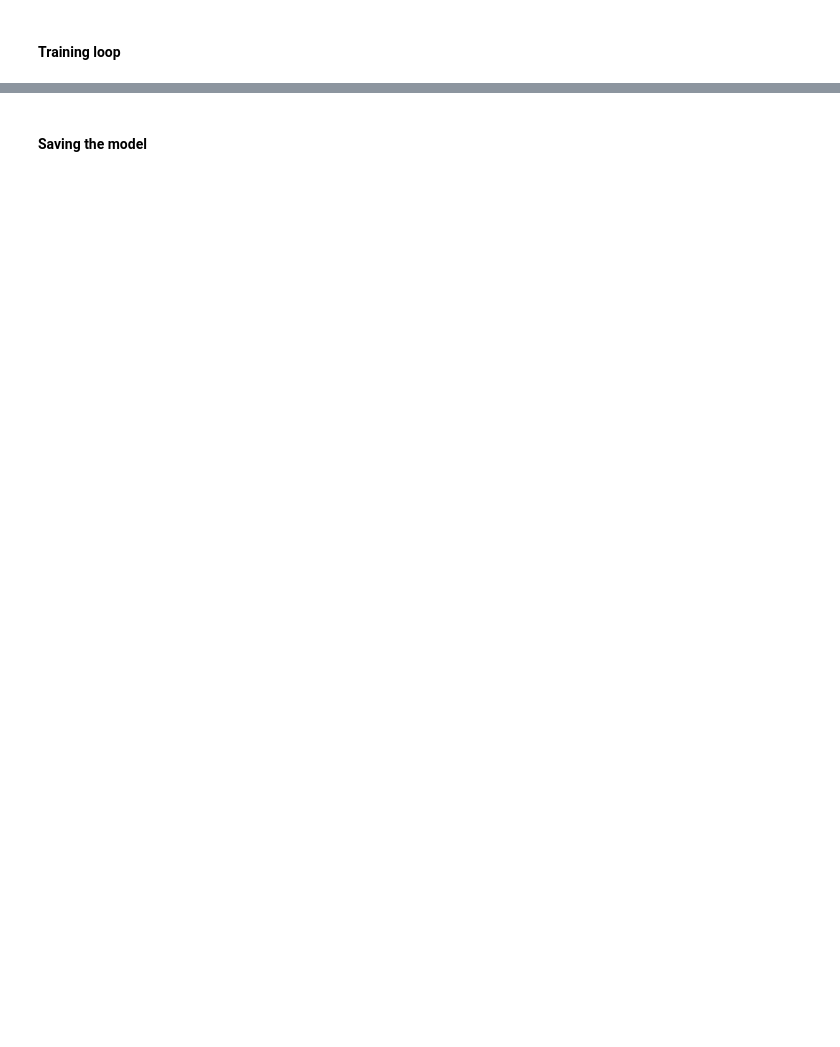
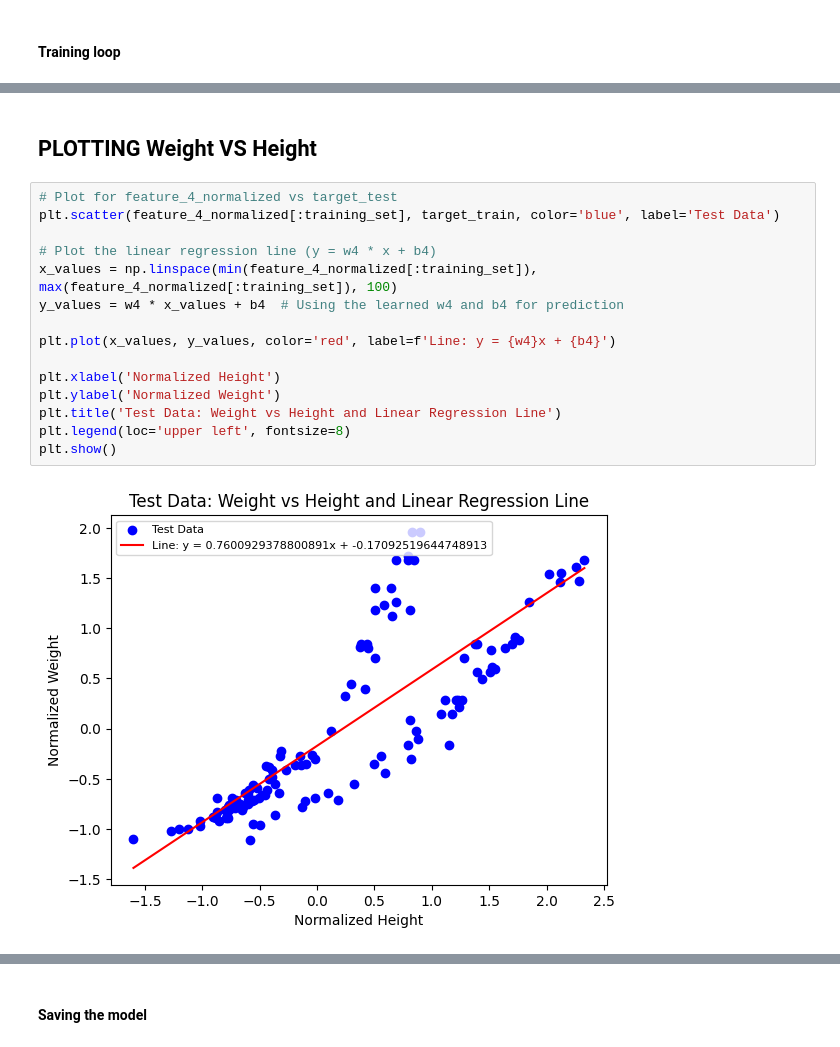
Before and after one commit to BlazingFire27/FISH_MARKET_REGRESSION, a Jupyter notebook: FishMarket.ipynb, the cells around one changed output, grey strips where cells are left out. Saved outputs shown, nothing was run; the diff lists cells and outputs as text; blank space fills up the shorter version.

```diff
--- a/FishMarket.ipynb
+++ b/FishMarket.ipynb
@@ -78,0 +178,19 @@ target_test_denormalized = target_test*target_std + target_mean
+# %% [markdown]
+## PLOTTING Weight VS Height
+# %%
+# Plot for feature_4_normalized vs target_test
+plt.scatter(feature_4_normalized[:training_set], target_train, color='blue', label='Test Data')
+
+# Plot the linear regression line (y = w4 * x + b4)
+x_values = np.linspace(min(feature_4_normalized[:training_set]), max(feature_4_normalized[:training_set]), 100)
+y_values = w4 * x_values + b4  # Using the learned w4 and b4 for prediction
+
+plt.plot(x_values, y_values, color='red', label=f'Line: y = {w4}x + {b4}')
+
+plt.xlabel('Normalized Height')
+plt.ylabel('Normalized Weight')
+plt.title('Test Data: Weight vs Height and Linear Regression Line')
+plt.legend(loc='upper left', fontsize=8)
+plt.show()
+# %% [output]
+[figure, added]
```
Also changed, not shown: parts of 19 cells of this notebook, 12 other files.
